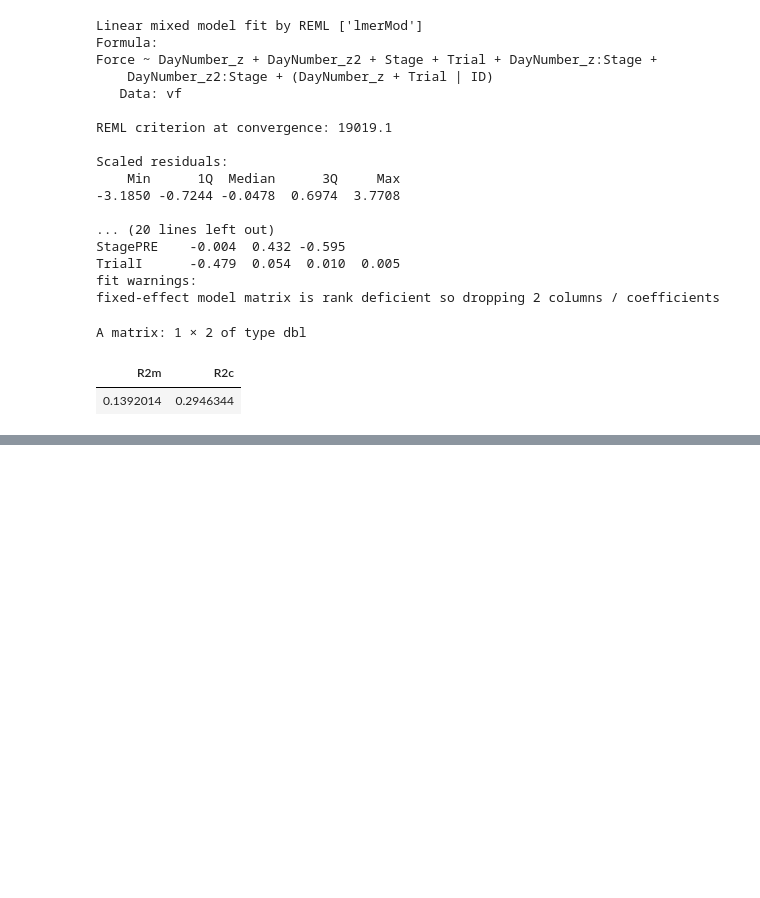
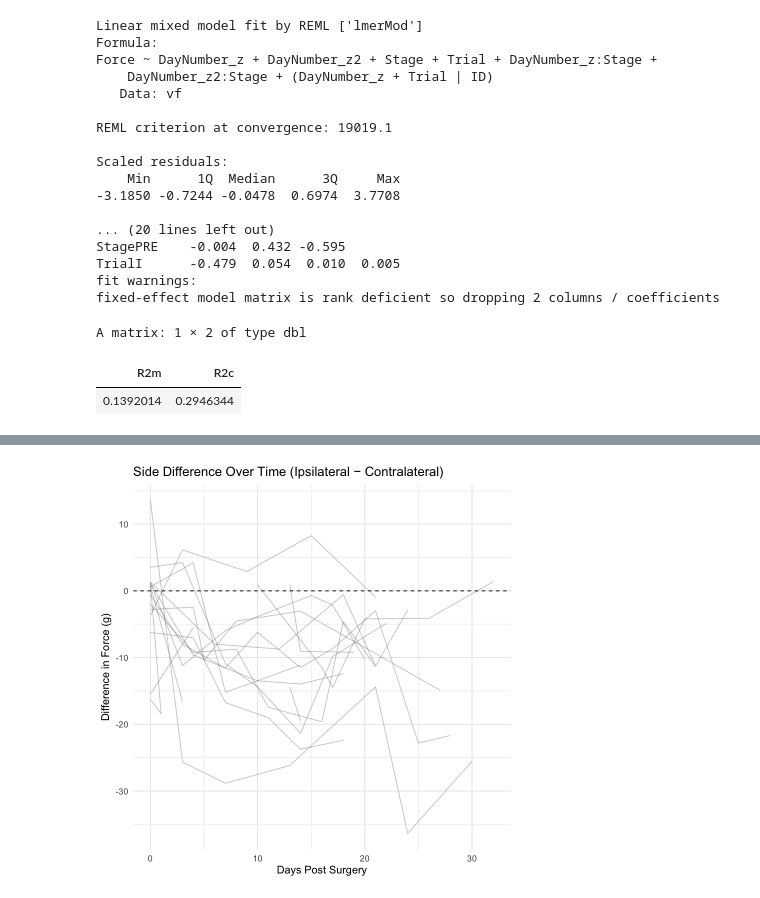
Before and after one commit to Annabeth2505/von_frey_eda, a Jupyter notebook: notebooks/02_modeling.ipynb, the cells around one changed output, grey strips where cells are left out. Saved outputs shown, nothing was run; the diff lists cells and outputs as text; code cells hidden in the pictures; blank space fills up the shorter version.

```diff
--- a/notebooks/02_modeling.ipynb
+++ b/notebooks/02_modeling.ipynb
@@ -306,0 +381,22 @@ The non linear model seems to have an improved R2m and R2c value as compared to
+# %%
+by_rat_day = vf %>%
+  filter(Trial %in% c("I","C")) %>%
+  group_by(ID, Trial, DayNumber) %>%
+  summarise(MeanForce = mean(Force, na.rm = TRUE), .groups = "drop")
+
+# Wide: columns I and C, then difference (I − C)
+wide_diff = by_rat_day %>%
+  pivot_wider(names_from = Trial, values_from = MeanForce) %>%
+  mutate(Diff_I_minus_C = I - C)
+# %%
+ggplot(wide_diff, aes(x = DayNumber, y = Diff_I_minus_C, group = ID)) +
+  geom_line(alpha = 0.35, color = "gray40") +
+  geom_hline(yintercept = 0, linetype = "dashed") +
+  labs(
+    title = "Side Difference Over Time (Ipsilateral − Contralateral)",
+    x = "Days Post Surgery",
+    y = "Difference in Force (g)"
+  ) +
+  theme_minimal(base_size = 13)
+# %% [output]
+[figure, added]
```
Also changed, not shown: parts of 19 cells of this notebook, 6 other files.
